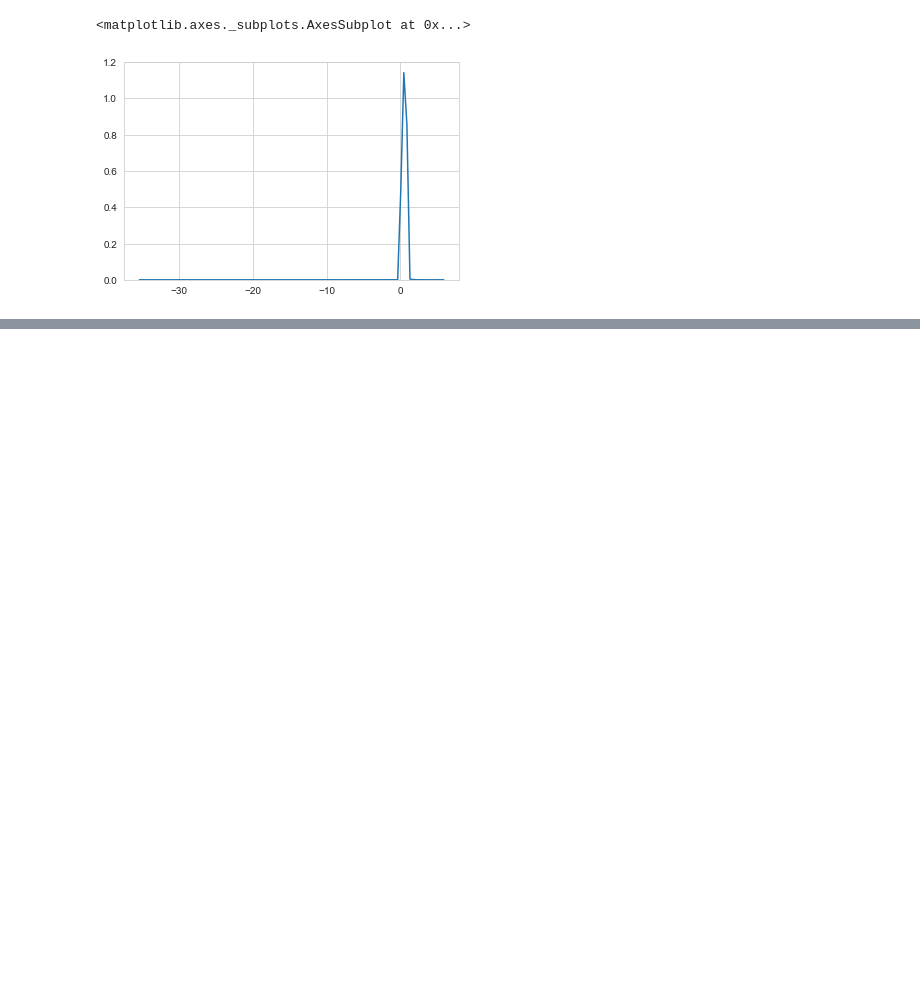
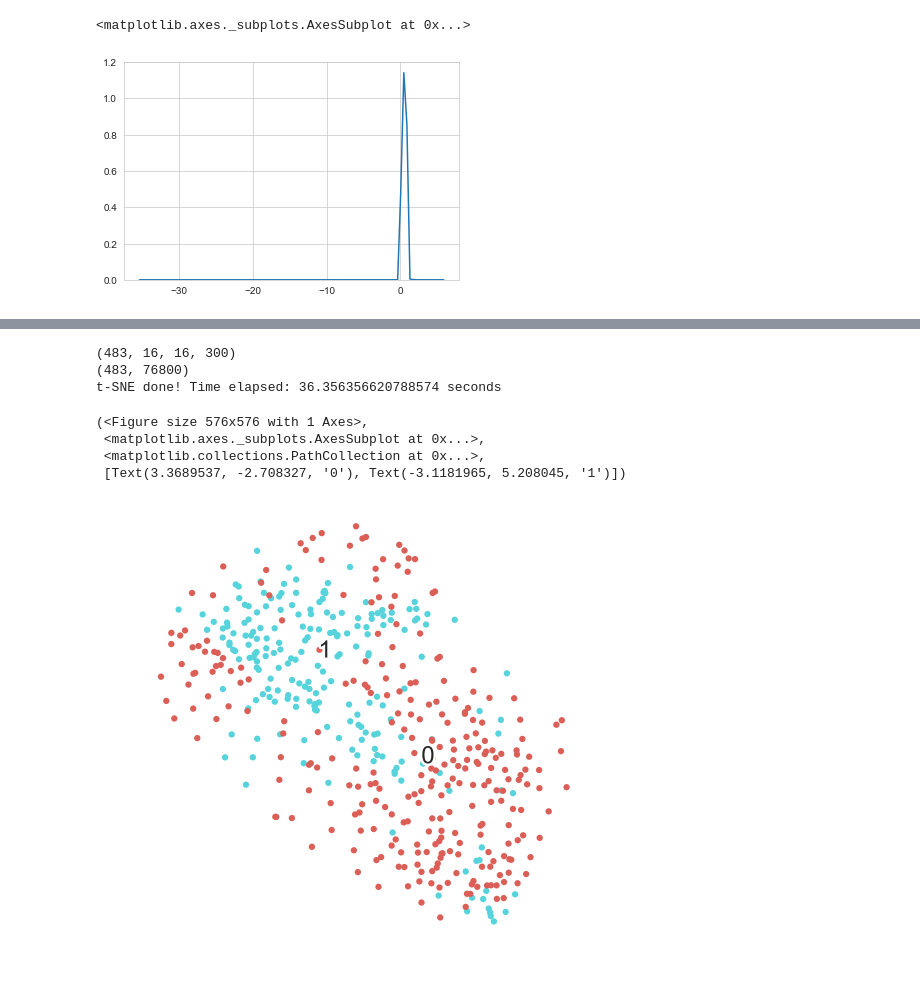
Before and after one commit to rxgranda/cv, a Jupyter notebook: CV Project 2 Nuevo Intento.ipynb, the cells around one changed output, grey strips where cells are left out. Saved outputs shown, nothing was run; the diff lists cells and outputs as text; code cells hidden in the pictures; blank space fills up the shorter version.

```diff
--- a/CV Project 2 Nuevo Intento.ipynb
+++ b/CV Project 2 Nuevo Intento.ipynb
@@ -519,0 +400,19 @@ t-SNE done! Time elapsed: 4.4254467487335205 seconds
+# %%
+from keras.models import load_model
+encoder = load_model('AutoEncoder2_PASCAL_Deep_weights.50-0.01-0.01.hdf5')
+#model.summary()
+# for i in range(12):
+#     encoder.layers.pop()
+# model.layers.pop()
+# model.layers.pop()
+# model.layers.pop()
+# model.layers.pop()
+# model.layers.pop()
+# model.layers.pop()
+# model.layers.pop()
+# model.layers.pop()
+# model.layers.pop()
+# model.layers.pop()
+# model.layers.pop()
+encoder.summary()
+#encoder=model
@@ -519,0 +564,24 @@ t-SNE done! Time elapsed: 4.4254467487335205 seconds
+# %%
+from sklearn.manifold import TSNE
+import time
+time_start = time.time()
+encoded_imgs = encoder.predict(x_val)
+print(encoded_imgs.shape)
+encoded_imgs = encoded_imgs.reshape((len(encoded_imgs), np.prod(encoded_imgs.shape[1:])))
+print(encoded_imgs.shape)
+
+
+time_start = time.time()
+fashion_tsne = TSNE(random_state=42).fit_transform(encoded_imgs)
+
+print( 't-SNE done! Time elapsed: {} seconds'.format(time.time()-time_start))
+fashion_scatter(fashion_tsne, y_val2)
+# %% [output]
+(483, 16, 16, 300)
+(483, 76800)
+t-SNE done! Time elapsed: 36.356356620788574 seconds
+(<Figure size 576x576 with 1 Axes>,
+ <matplotlib.axes._subplots.AxesSubplot at 0x...>,
+ <matplotlib.collections.PathCollection at 0x...>,
+ [Text(3.3689537, -2.708327, '0'), Text(-3.1181965, 5.208045, '1')])
+[figure, added]
```
Also changed, not shown: parts of 27 cells of this notebook.
